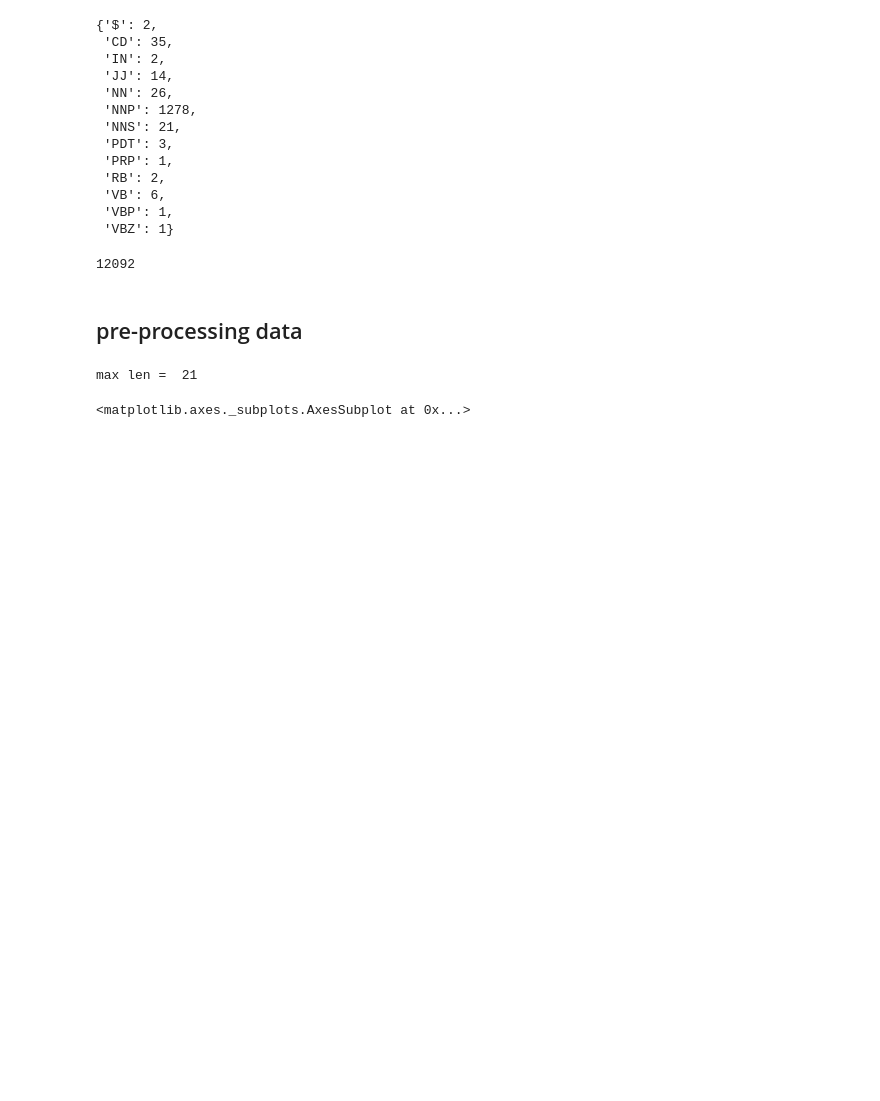
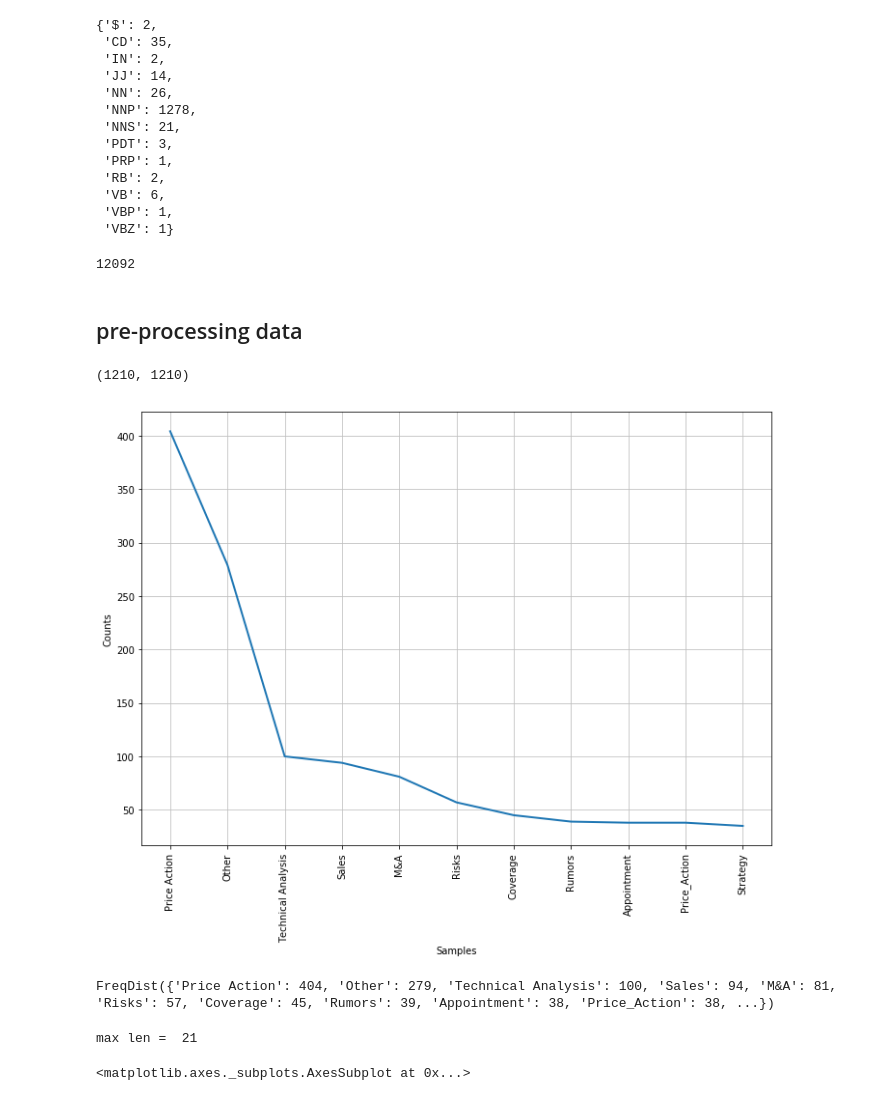
Before and after one commit to Hitkul/Aspect-Based-Sentiment-Analysis, a Jupyter notebook: Aspect_extraction_headlines.ipynb, the cells around one changed output. Cells and saved outputs as stored; diff of their text form; code cells hidden in the pictures; blank space fills up the shorter version.

```diff
--- a/Aspect_extraction_headlines.ipynb
+++ b/Aspect_extraction_headlines.ipynb
@@ -280,6 +319,24 @@ sentenceX = [clean_sentence(x) for x in sentence_f]
 # %%
 Level_1Y = aspect_f_level1
 Level_2Y = aspect_f_level2
+# %%
+#clubing least n freq Level 1class together into Other
+Level_2_lables_clubed = list()
+for aspect in Level_2Y:
+    if aspect in least_freq_level2:
+        Level_2_lables_clubed.append('Other')
+    else:
+        Level_2_lables_clubed.append(aspect)
+len(Level_2_lables_clubed),len(Level_2Y)
+# %% [output]
+(1210, 1210)
+# %%
+level2_clubed_freq = FreqDist(Level_2_lables_clubed)
+level2_clubed_freq.plot()
+level2_clubed_freq.pprint()
+# %% [output]
+[figure, added]
+FreqDist({'Price Action': 404, 'Other': 279, 'Technical Analysis': 100, 'Sales': 94, 'M&A': 81, 'Risks': 57, 'Coverage': 45, 'Rumors': 39, 'Appointment': 38, 'Price_Action': 38, ...})
 # %%
 lengths = [len(s.split()) for s in sentenceX]
 # %%
```
Also changed, not shown: parts of 11 cells of this notebook.
